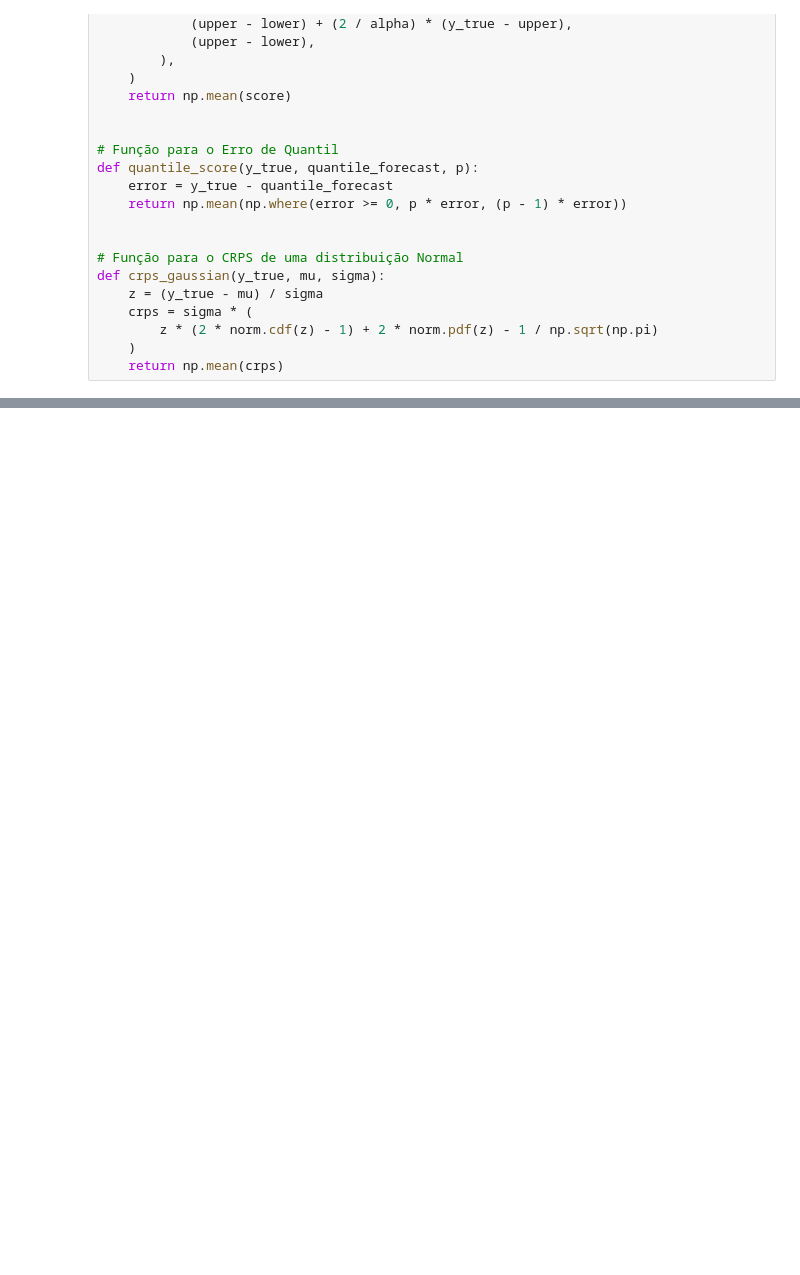
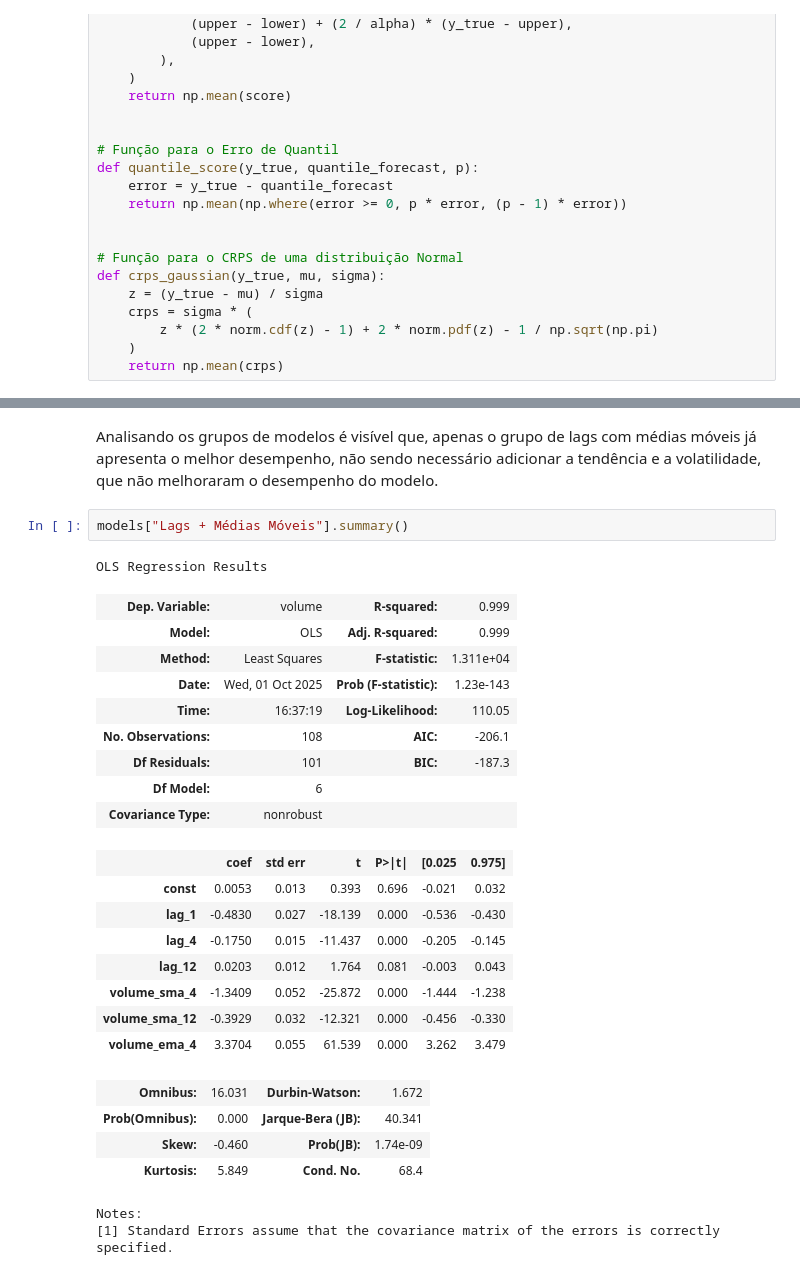
Before and after one commit to PedroPHC25/Time-Series-A1, a Jupyter notebook: reg_lin_multipla/reg_linear_multipla.ipynb, the cells around one changed output, grey strips where cells are left out. Drawn from its saved outputs; the diff is of its cells as text; blank space fills up the shorter version.

```diff
--- a/reg_lin_multipla/reg_linear_multipla.ipynb
+++ b/reg_lin_multipla/reg_linear_multipla.ipynb
@@ -181,0 +317,29 @@ Pelos resultados podemos observar que o modelo completo (tendência + sazonalida
+# %% [markdown]
+Analisando os grupos de modelos é visível que, apenas o grupo de lags com médias móveis já apresenta o melhor desempenho, não sendo necessário adicionar a tendência e a volatilidade, que não melhoraram o desempenho do modelo.
+# %%
+models["Lags + Médias Móveis"].summary()
+# %% [output]
+OLS Regression Results
+| Dep. Variable: | volume | R-squared: | 0.999 |
+| Model: | OLS | Adj. R-squared: | 0.999 |
+| Method: | Least Squares | F-statistic: | 1.311e+04 |
+| Date: | Wed, 01 Oct 2025 | Prob (F-statistic): | 1.23e-143 |
+| Time: | 16:37:19 | Log-Likelihood: | 110.05 |
+| No. Observations: | 108 | AIC: | -206.1 |
+| Df Residuals: | 101 | BIC: | -187.3 |
+| Df Model: | 6 |  |  |
+| Covariance Type: | nonrobust |  |  |
+|  | coef | std err | t | P>|t| | [0.025 | 0.975] |
+| const | 0.0053 | 0.013 | 0.393 | 0.696 | -0.021 | 0.032 |
+| lag_1 | -0.4830 | 0.027 | -18.139 | 0.000 | -0.536 | -0.430 |
+| lag_4 | -0.1750 | 0.015 | -11.437 | 0.000 | -0.205 | -0.145 |
+| lag_12 | 0.0203 | 0.012 | 1.764 | 0.081 | -0.003 | 0.043 |
+| volume_sma_4 | -1.3409 | 0.052 | -25.872 | 0.000 | -1.444 | -1.238 |
+| volume_sma_12 | -0.3929 | 0.032 | -12.321 | 0.000 | -0.456 | -0.330 |
+| volume_ema_4 | 3.3704 | 0.055 | 61.539 | 0.000 | 3.262 | 3.479 |
+| Omnibus: | 16.031 | Durbin-Watson: | 1.672 |
+| Prob(Omnibus): | 0.000 | Jarque-Bera (JB): | 40.341 |
+| Skew: | -0.460 | Prob(JB): | 1.74e-09 |
+| Kurtosis: | 5.849 | Cond. No. | 68.4 |
+Notes:
+[1] Standard Errors assume that the covariance matrix of the errors is correctly specified.
```
Also changed, not shown: parts of 23 cells of this notebook, 1 other file.
